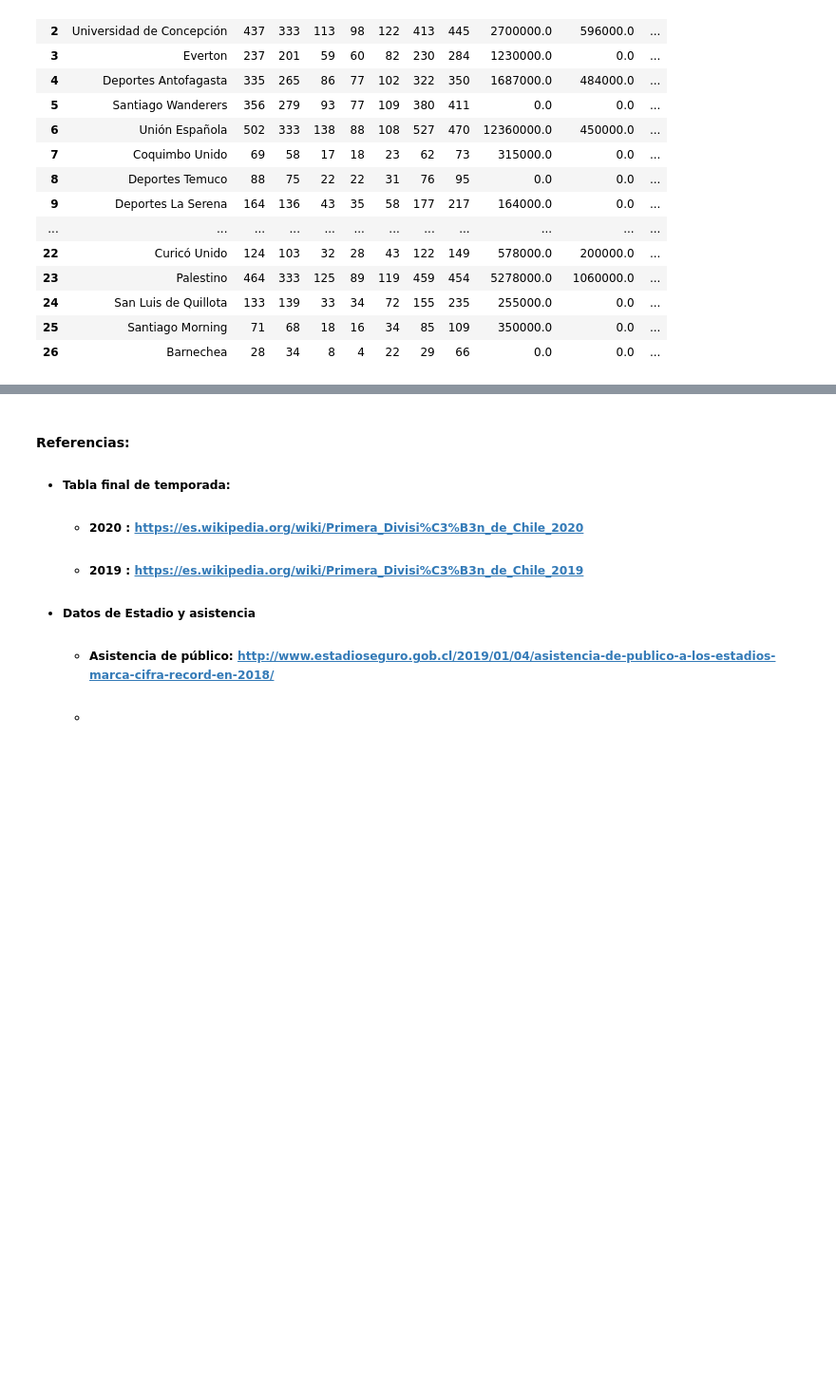
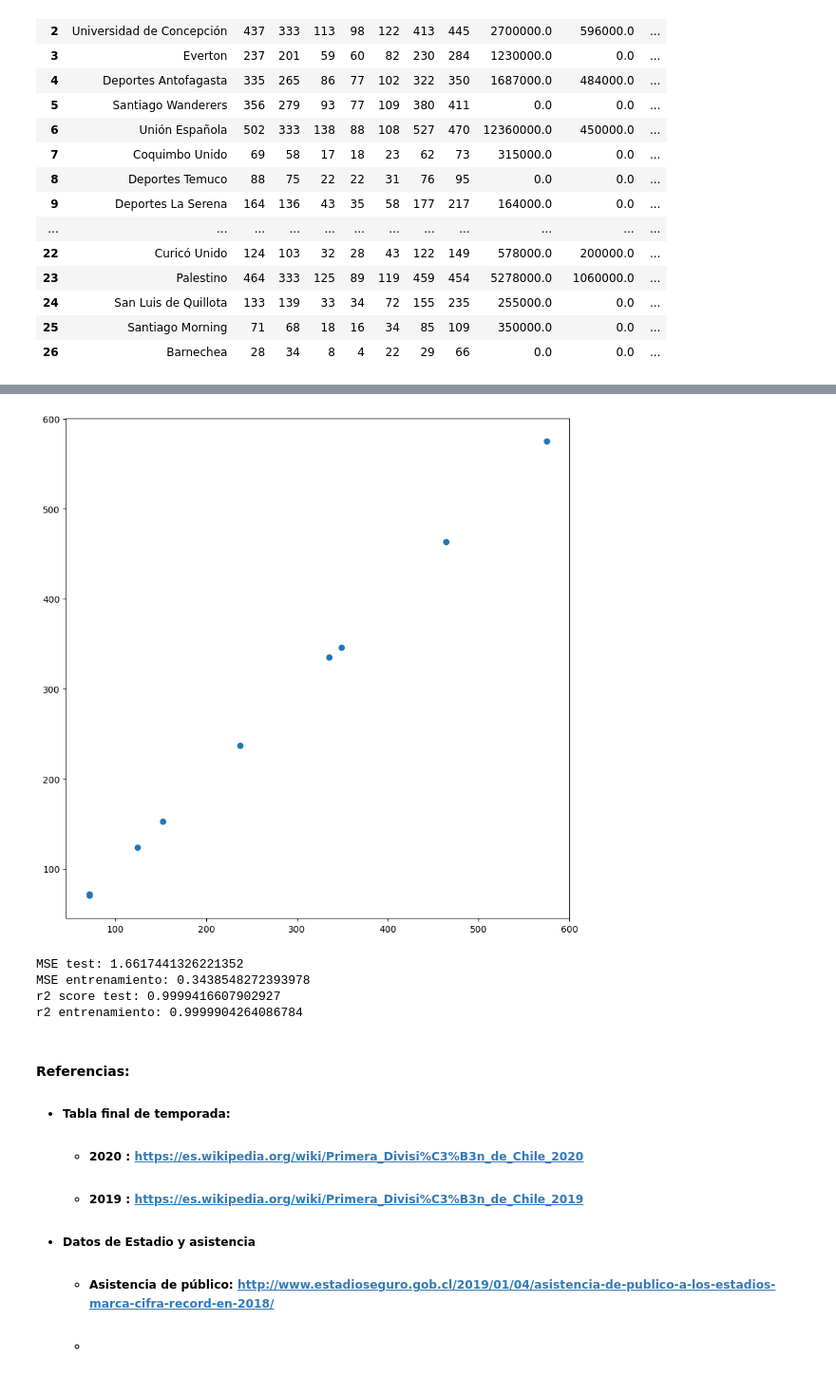
Before and after one commit to fmeza7/Proyecto_Cs_Datos_Grupo_1, a Jupyter notebook: Proyecto.ipynb, the cells around one changed output, grey strips where cells are left out. Shown at 95% size. Drawn from its saved outputs; the diff is of its cells as text; code cells hidden in the pictures; blank space fills up the shorter version.

```diff
--- a/Proyecto.ipynb
+++ b/Proyecto.ipynb
@@ -762,0 +777,7 @@ mapa
+# %%
+x= df_reg.drop(columns=['PTS']).values
+
+y = df_reg['PTS'].values
+# %%
+""" Entrenamiento """
+x_train,x_test,y_train,y_test=train_test_split(x,y,test_size=0.3,random_state=0)
@@ -763,3 +801,24 @@ mapa
+# %%
+plt.figure(figsize=(10,10))
+plt.scatter(y_test,y_predict_test)
+plt.show()
+# %% [output]
+[figure, added]
+# %%
+rl_mse_test= mean_squared_error(y_test, y_predict_test)
+rl_mse_train=mean_squared_error(y_train, y_predict_train)
+rl_r2_score_test=r2_score(y_test, y_predict_test)
+rl_r2_score_train=r2_score(y_train, y_predict_train)
+
+print(f'MSE test: {rl_mse_test}')
+print(f'MSE entrenamiento: {rl_mse_train}')
+print(f'r2 score test: {rl_r2_score_test}')
+print(f'r2 entrenamiento: {rl_r2_score_train}')
+# %% [output]
+MSE test: 1.6617441326221352
+MSE entrenamiento: 0.3438548272393978
+r2 score test: 0.9999416607902927
+r2 entrenamiento: 0.9999904264086784
 # %% [markdown]
 #### Referencias:
 * ##### Tabla final de temporada:
```
Also changed, not shown: parts of 8 cells of this notebook.
